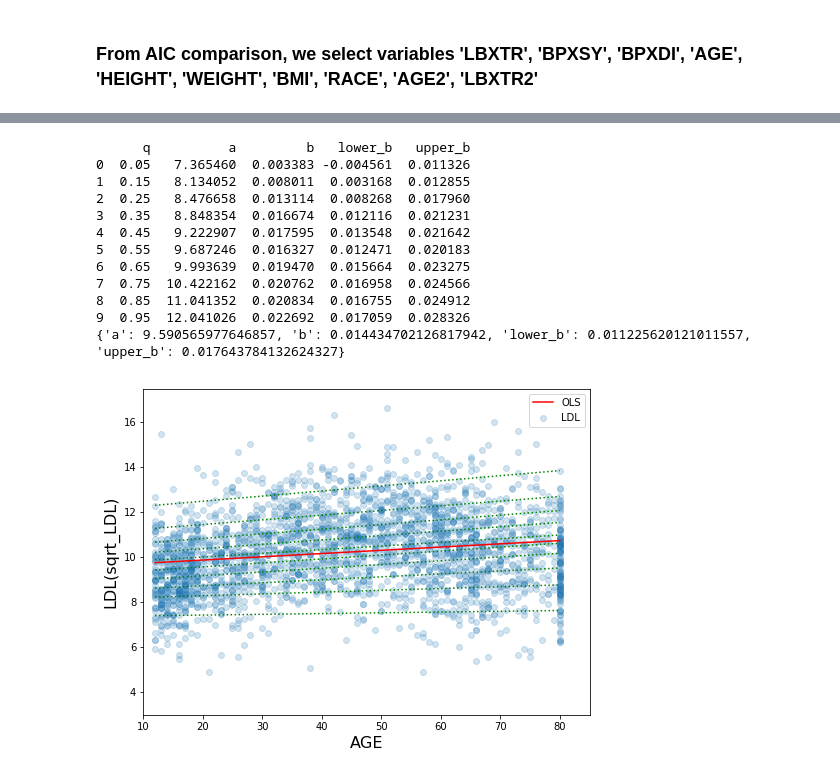
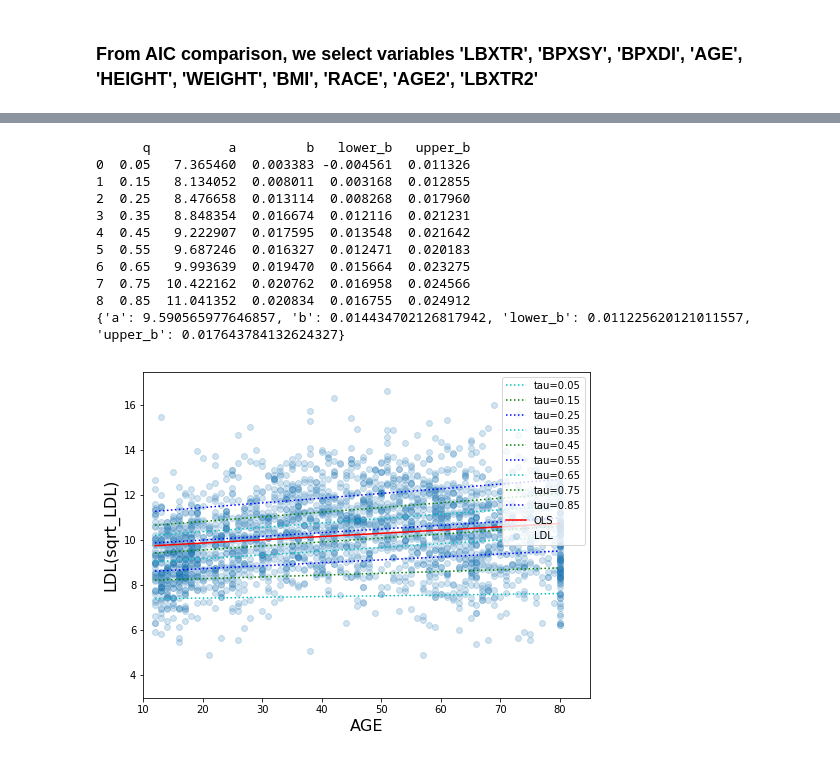
Before and after one commit to xrlyu/stats506project, a Jupyter notebook: kaliu python/all_regression+ additional.ipynb, the cells around one changed output, grey strips where cells are left out. Drawn from its saved outputs; the diff is of its cells as text; code cells hidden in the pictures.

```diff
--- a/kaliu python/all_regression+ additional.ipynb
+++ b/kaliu python/all_regression+ additional.ipynb
@@ -561,18 +566,18 @@ Warnings:
 strong multicollinearity or other numerical problems.
 # %%
 # additional analysis
-#quantile regression
+#quantile regression sqrt(LBDLDL)~AGE
 mod=smf.quantreg('LDL~AGE',Data)
-quantiles = np.arange(.05, .96, .1)
-def fit_model(q):       # learned seaborn from and this function origin from https://www.cnblogs.com/caiyishuai/p/11184166.html
+quantiles = np.arange(.05, .95, .1)
+def fit_model(q):
     res = mod.fit(q=q)
     return [q, res.params['Intercept'], res.params['AGE']] + \
             res.conf_int().loc['AGE'].tolist()
 
 models = [fit_model(x) for x in quantiles]
-models = pd.DataFrame(models, columns=['q', 'a', 'b', 'lower_b', 'upper_b'])
+models = pd.DataFrame(models, columns=['q', 'a', 'b', 'lower_b', 'upper_b'])#refers to quantile interception slope CI_of_slope
 
-ols = smf.ols('LDL ~ AGE', Data).fit()
+ols = smf.ols('LDL ~ AGE', Data).fit() #normal reg
 ols_ci = ols.conf_int().loc['AGE'].tolist()
 ols = dict(a = ols.params['Intercept'],
            b = ols.params['AGE'],
@@ -592,27 +597,41 @@ print(ols)
 6  0.65   9.993639  0.019470  0.015664  0.023275
 7  0.75  10.422162  0.020762  0.016958  0.024566
 8  0.85  11.041352  0.020834  0.016755  0.024912
-9  0.95  12.041026  0.022692  0.017059  0.028326
 {'a': 9.590565977646857, 'b': 0.014434702126817942, 'lower_b': 0.011225620121011557, 'upper_b': 0.017643784132624327}
-# %%
-
-x = np.arange(Data.AGE.min(), Data.AGE.max()+1, 1)
-get_y = lambda a, b: a + b * x
-
-fig, ax = plt.subplots(figsize=(8, 6))
-
-for i in range(models.shape[0]):
-    y = get_y(models.a[i], models.b[i])
-    ax.plot(x, y, linestyle='dotted', color='g')
-
-y = get_y(ols['a'], ols['b'])
-
-ax.plot(x, y, color='red', label='OLS')
-ax.scatter(Data.AGE, Data.LDL, alpha=.2)
-ax.set_xlim((10, 85))
-ax.set_ylim((3.0, 17.5))
-legend = ax.legend()
-ax.set_xlabel('AGE', fontsize=16)
-ax.set_ylabel('LDL(sqrt_LDL)', fontsize=16);
-# %% [output]
-[figure, removed]
+# %%
+#plot all the quantile line by line in a fig
+x = np.arange(Data.AGE.min(), Data.AGE.max()+1, 1)
+get_y = lambda a, b: a + b * x
+
+fig, ax = plt.subplots(figsize=(8, 6))
+#tau=0.05-0.95
+y = get_y(models.a[0], models.b[0])
+ax.plot(x, y, linestyle='dotted', color='c',label='tau=0.05')
+y = get_y(models.a[1], models.b[1])
+ax.plot(x, y, linestyle='dotted', color='g',label='tau=0.15')
+y = get_y(models.a[2], models.b[2])
+ax.plot(x, y, linestyle='dotted', color='b',label='tau=0.25')
+y = get_y(models.a[3], models.b[3])
+ax.plot(x, y, linestyle='dotted', color='c',label='tau=0.35')
+y = get_y(models.a[4], models.b[4])
+ax.plot(x, y, linestyle='dotted', color='g',label='tau=0.45')
+y = get_y(models.a[5], models.b[5])
+ax.plot(x, y, linestyle='dotted', color='b',label='tau=0.55')
+y = get_y(models.a[6], models.b[6])
+ax.plot(x, y, linestyle='dotted', color='c',label='tau=0.65')
+y = get_y(models.a[7], models.b[7])
+ax.plot(x, y, linestyle='dotted', color='g',label='tau=0.75')
+y = get_y(models.a[8], models.b[8])
+ax.plot(x, y, linestyle='dotted', color='b',label='tau=0.85')
+
+
+y = get_y(ols['a'], ols['b'])
+ax.plot(x, y, color='red', label='OLS')
+ax.scatter(Data.AGE, Data.LDL, alpha=.2)
+ax.set_xlim((10, 85))
+ax.set_ylim((3.0, 17.5))
+legend = ax.legend()
+ax.set_xlabel('AGE', fontsize=16)
+ax.set_ylabel('LDL(sqrt_LDL)', fontsize=16);
+# %% [output]
+[figure, added]
```
Also changed, not shown: parts of 12 cells of this notebook, 1 other file.
